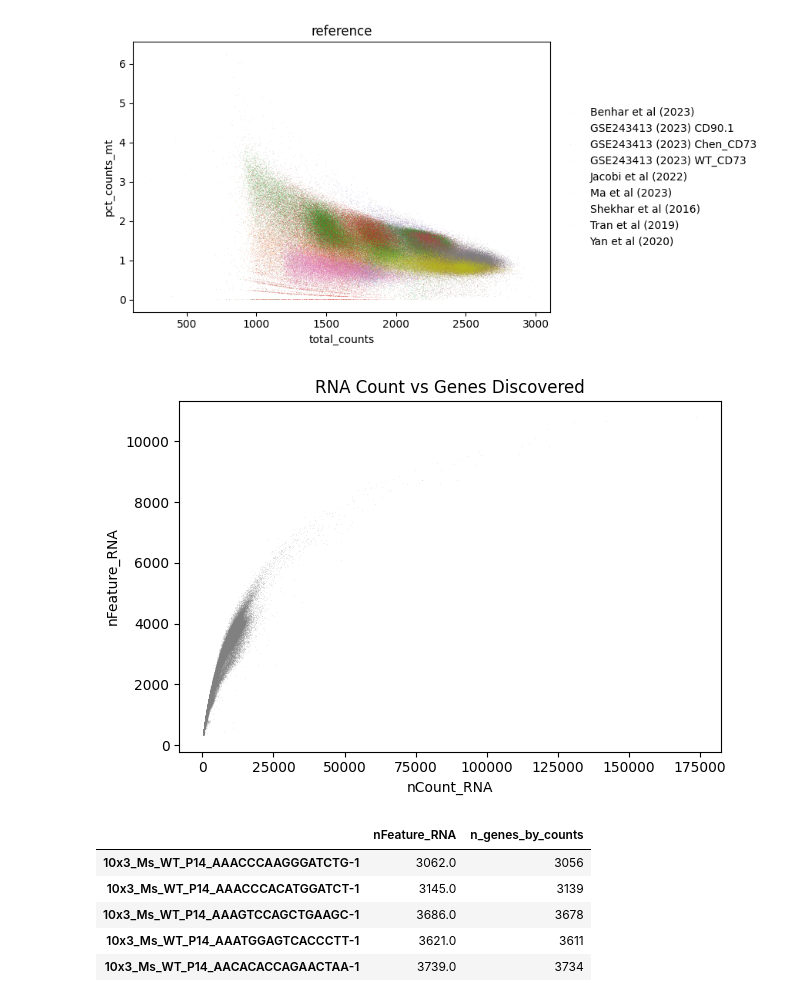
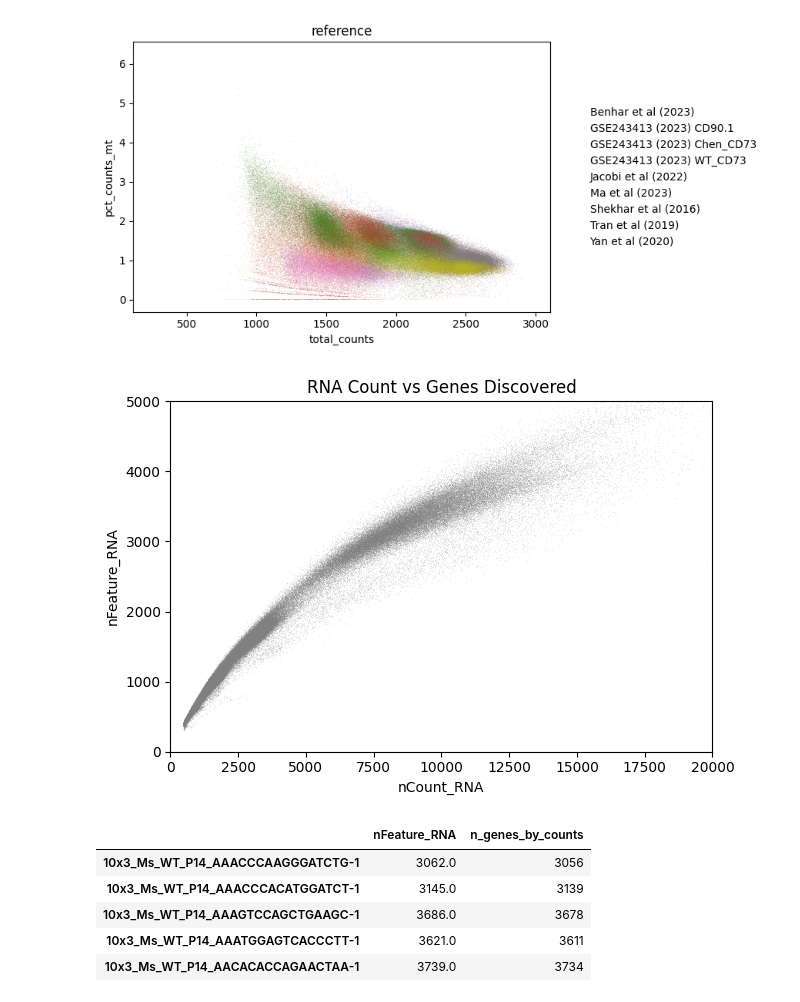
Before and after one commit to yuyanchenglab/CAMR2024, a Jupyter notebook: QualityControl.ipynb, the cells around one changed output. Drawn from its saved outputs; the diff is of its cells as text; code cells hidden in the pictures.

Commit message:
scale fix for counts vs genes

```diff
--- a/QualityControl.ipynb
+++ b/QualityControl.ipynb
@@ -106,9 +106,14 @@ AttributeError: 'Legend' object has no attribute 'legendHandles'
 # %%
 #sc.pl.scatter(adata, x='nCount_RNA', y='nFeature_RNA', color='reference', show=True)
 sc.pl.scatter(adata, x='nCount_RNA', y='nFeature_RNA', title="RNA Count vs Genes Discovered", show=False)
+
+# Set plot limits to avoid scale issues
+plt.xlim(0, 18000)
+plt.ylim(0, 5000)
+
 plt.savefig('figures/counts_vs_genes')
 # %% [output]
-[figure, old version]
+[figure, new version]
 # %%
 adata.obs[['nFeature_RNA', 'n_genes_by_counts']].head()
 # %% [output]
```
Also changed, not shown: 1 other file.
